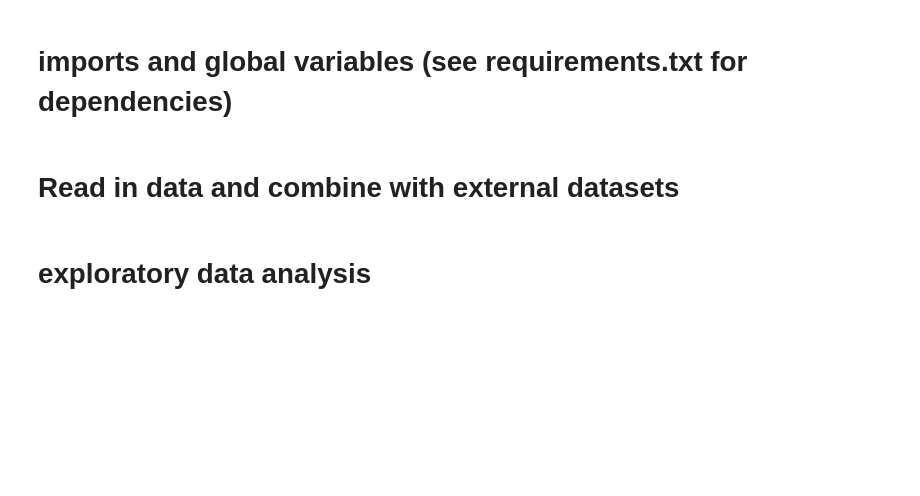
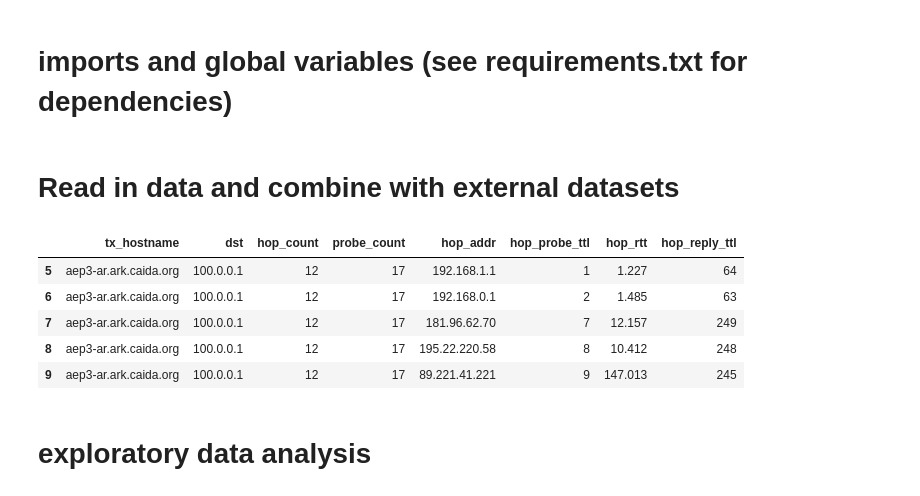
Before and after one commit to rhendriks/anycast-rp, a Jupyter notebook: rp_analysis.ipynb, the cells around one changed output. Cells and saved outputs as stored; diff of their text form; code cells hidden in the pictures; blank space fills up the shorter version.

```diff
--- a/rp_analysis.ipynb
+++ b/rp_analysis.ipynb
@@ -48,12 +48,19 @@ EARTH_RADIUS_KM = 6371 # Radius of Earth
 # %% [markdown]
 # Read in data and combine with external datasets
 # %%
-traceroutes_df = pd.read_parquet('./data/combined.parquet', engine='pyarrow') # engine='fastparquet'
+traceroutes_df = pd.read_parquet('./data/traces.parquet', engine='pyarrow') # engine='fastparquet'
 
 # filter out 1.0.0.0 as the parquet has 100+ traceroutes from each VP for this destination due to a measurement error
 traceroutes_df = traceroutes_df[traceroutes_df['dst'] != '1.0.0.0']
 
 traceroutes_df.head()
+# %% [output]
+|  | tx_hostname | dst | hop_count | probe_count | hop_addr | hop_probe_ttl | hop_rtt | hop_reply_ttl |
+| 5 | aep3-ar.ark.caida.org | 100.0.0.1 | 12 | 17 | 192.168.1.1 | 1 | 1.227 | 64 |
+| 6 | aep3-ar.ark.caida.org | 100.0.0.1 | 12 | 17 | 192.168.0.1 | 2 | 1.485 | 63 |
+| 7 | aep3-ar.ark.caida.org | 100.0.0.1 | 12 | 17 | 181.96.62.70 | 7 | 12.157 | 249 |
+| 8 | aep3-ar.ark.caida.org | 100.0.0.1 | 12 | 17 | 195.22.220.58 | 8 | 10.412 | 248 |
+| 9 | aep3-ar.ark.caida.org | 100.0.0.1 | 12 | 17 | 89.221.41.221 | 9 | 147.013 | 245 |
 # %%
 # drop hop_count, probe_count, hop_reply_ttl (we do not use these for our analysis)
 
```
Also changed, not shown: 1 other file.
